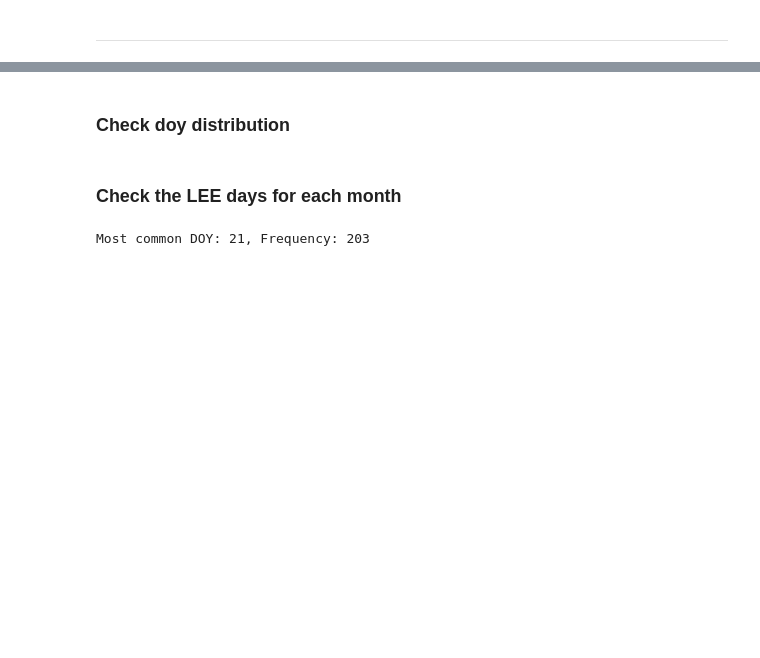
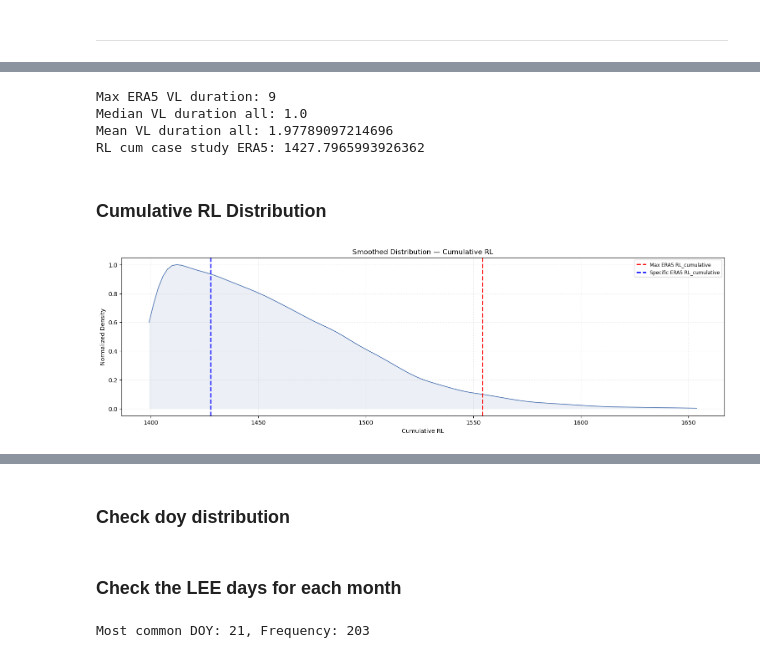
Before and after one commit to O-Nennecke/RL_2026_paper, a Jupyter notebook: LEE_Detection/LEE_Results_Analysis.ipynb, the cells around one changed output, grey strips where cells are left out. Cells and saved outputs as stored; diff of their text form; code cells hidden in the pictures; blank space fills up the shorter version.

```diff
--- a/LEE_Detection/LEE_Results_Analysis.ipynb
+++ b/LEE_Detection/LEE_Results_Analysis.ipynb
@@ -64,0 +238,67 @@ print(sum(LEE_dat['duration'])/ sum(LEE_7['duration']))
+# %%
+print('Max ERA5 VL duration:', max(LEE_vl_ERA5['duration']))
+print('Median VL duration all:', np.median(LEE_vl['duration']))
+print('Mean VL duration all:', np.mean(LEE_vl['duration']))
+
+print('RL cum case study ERA5:', LEE_dat_ERA5[173:174]['RL_cumulative'].values[0])
+# %% [output]
+Max ERA5 VL duration: 9
+Median VL duration all: 1.0
+Mean VL duration all: 1.97789097214696
+RL cum case study ERA5: 1427.7965993926362
+# %% [markdown]
+### Cumulative RL Distribution
+# %%
+# variables and appearance
+bins = 120  # number of histogram bins
+smooth_sigma = 3  # smoothing bandwidth (larger = smoother)
+figsize = (15,4.5)  # figure size
+color_all = '#4c72b0'
+lw = 1.2  # line width
+fill_alpha = 0.10  # fill transparency
+
+# helper: gaussian kernel (precompute once) ------------------------------------------------
+kernel_half = max(1, int(3*smooth_sigma))  # half-width of kernel
+k_x = np.arange(-kernel_half, kernel_half+1)  # kernel x coords
+kernel = np.exp(-0.5*(k_x/smooth_sigma)**2)  # gaussian weights
+kernel = kernel / kernel.sum()  # normalize kernel to sum=1
+# -----------------------------------------------------------------------------------------
+
+# plotting
+fig, ax = plt.subplots(1, 1, figsize=figsize, constrained_layout=True)  # 3 subplots in a row
+
+# for ax, (col, pretty) in zip(axes, columns):
+a = LEE_dat['RL_cumulative'].values  # all data array
+
+# common bin edges spanning min..max across all 3 sets so curves align
+edges = np.linspace(a.min(), a.max(), bins+1)  # bin edges
+centers = (edges[:-1] + edges[1:]) / 2.0  # bin centers
+
+# histogram counts (density=False -> raw counts) computed on the same edges
+ca, _ = np.histogram(a, bins=edges, density=False)  # counts for all
+
+# smooth counts by convolving with the gaussian kernel
+sa = np.convolve(ca, kernel, mode='same')  # smoothed all
+
+# normalize so the largest peak among the three equals 1 (same as your original)
+peak = max(sa.max(), 1e-12)  # avoid division by zero
+sa /= peak  # normalized all
+
+# plotting curves + fills
+ax.plot(centers, sa, lw=lw, color=color_all)  # all curve
+ax.fill_between(centers, sa, 0, color=color_all, alpha=fill_alpha, linewidth=0)  # fill all
+
+# Add a vertical marker line at the most common RL_cumulative value
+ax.axvline(max(LEE_dat_ERA5['RL_cumulative']), color='red', linestyle='--', linewidth=2, label='Max ERA5 RL_cumulative')
+ax.axvline(LEE_dat_ERA5[173:174]['RL_cumulative'].values[0], color='blue', linestyle='--', linewidth=2, label='Specific ERA5 RL_cumulative')
+
+# labels and styling
+ax.set_title('Smoothed Distribution — Cumulative RL')  # subplot title
+ax.set_xlabel('Cumulative RL')  # x label
+ax.set_ylabel('Normalized Density')  # y label
+ax.grid(True, linestyle=':', alpha=0.4)  # grid
+ax.legend(fontsize='small')  # legend
+
+plt.show()  # display
+# %% [output]
+[figure, added]
```
Also changed, not shown: parts of 52 cells of this notebook, 48 other files.
